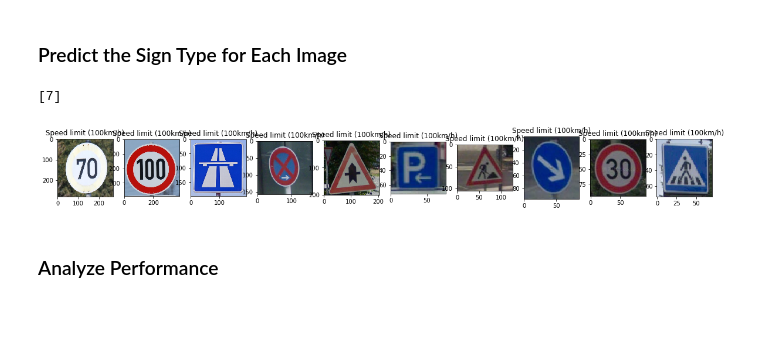
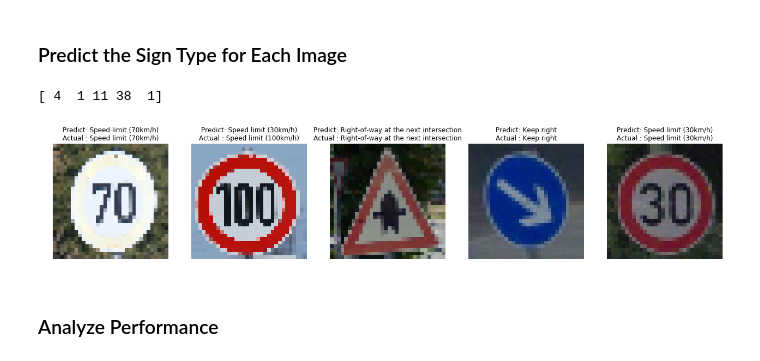
Before and after one commit to tjacobs/CarND-Traffic-Sign-Classifier-Project, a Jupyter notebook: Traffic_Sign_Classifier.ipynb, the cells around one changed output. Cells and saved outputs as stored; diff of their text form; code cells hidden in the pictures; blank space fills up the shorter version.

```diff
--- a/Traffic_Sign_Classifier.ipynb
+++ b/Traffic_Sign_Classifier.ipynb
@@ -102,11 +110,0 @@ First, we shuffle the training data. Then we convert to greyscale, and then we n
-# %%
-# 4th code cell
-### Preprocess the data.
-from sklearn.utils import shuffle
-
-# Shuffle
-X_train, y_train = shuffle(X_train, y_train)
-
-# Convert to greyscale
-
-# Normalize the brightness
@@ -314,7 +390,6 @@ To get more insight into how the model is working, I've downloaded 10 new images
 # %%
 # 11th code cell
 # New Images
-import cv2 as cv2
 import glob
 
 # Find and read images in test directory
@@ -323,9 +398,10 @@ images = np.array([np.array(plt.imread(fname)) for fname in filelist])
 
 # Plot 10 in a row
 fig = plt.figure(figsize=(20,20))
-for i in range(0,10):
-    a = fig.add_subplot(1,10,i+1)
+for i in range(0,len(images)):
+    a = fig.add_subplot(1,len(images),i+1)
     plt.imshow(images[i])
     code = int(y_train[1])
     plt.title( "Image " + str(i+1) )
+    plt.axis( "off" )
 # %% [output]
@@ -335,44 +411,41 @@ for i in range(0,10):
 # %%
 # 12th code cell
 ### Run the predictions and use the model to output the prediction for each image.
-import numpy as np
-import glob
 
-#im = plt.imread('./test/test3.jpg')
+# What are the actual sign labels?
+y_correct = [ 4, 7, 11, 38, 1 ]
 
 # Find and read images in test directory
 filelist = glob.glob( './test/*.*' )
-images = np.array([np.array(plt.imread(fname)) for fname in filelist])
+images = [ cv2.imread(filename) for filename in filelist ]
+images = [ cv2.cvtColor( image, cv2.COLOR_BGR2RGB ) for image in images ]
 
 # Resize to 32x32 for model
-#for image in images:
-#    print( image.shape )
-
-#resized = cv2.resize( im, (32, 32) )
-#image_list = resized[ np.newaxis, :, :, :]
+images = np.array( [ cv2.resize( image, (32, 32) ) for image in images ] )
 
 # Predict with model
 with tf.Session() as sess:
     # Load model
     saver.restore(sess, tf.train.latest_checkpoint('.'))
 
     # Predict
-    preds = sess.run(tf.argmax(logits, 1), feed_dict={x:image_list})
-    print( preds )
+    preds = sess.run(tf.argmax(logits, 1), feed_dict={x:images})
+    print( "Predipreds )
 
 # Read sign names
 sn = pd.read_csv('./signnames.csv')
 
-# Plot 10 in a row
-fig = plt.figure(figsize=(20,20))
-for i in range(0,10):
-    a = fig.add_subplot(1,10,i+1)
+# Plot
+fig = plt.figure(figsize=(22,20))
+for i in range(0,len(images)):
+    a = fig.add_subplot(2,len(images),i+1)
     plt.imshow(images[i])
-    code = preds[0]
-    plt.title( sn.iloc[code, 1] )
+    code = preds[i]
+    plt.title( "Predict: " + str( sn.iloc[code, 1] ) + "\nActual : " + str( sn.iloc[y_correct[i], 1] ) )
+    plt.axis("off")
 # %% [output]
-[7]
+[ 4  1 11 38  1]
-[figure, old version]
+[figure, new version]
 # %% [markdown]
 ### Analyze Performance
 # %%
```
Also changed, not shown: parts of 18 cells of this notebook, 12 other files.
